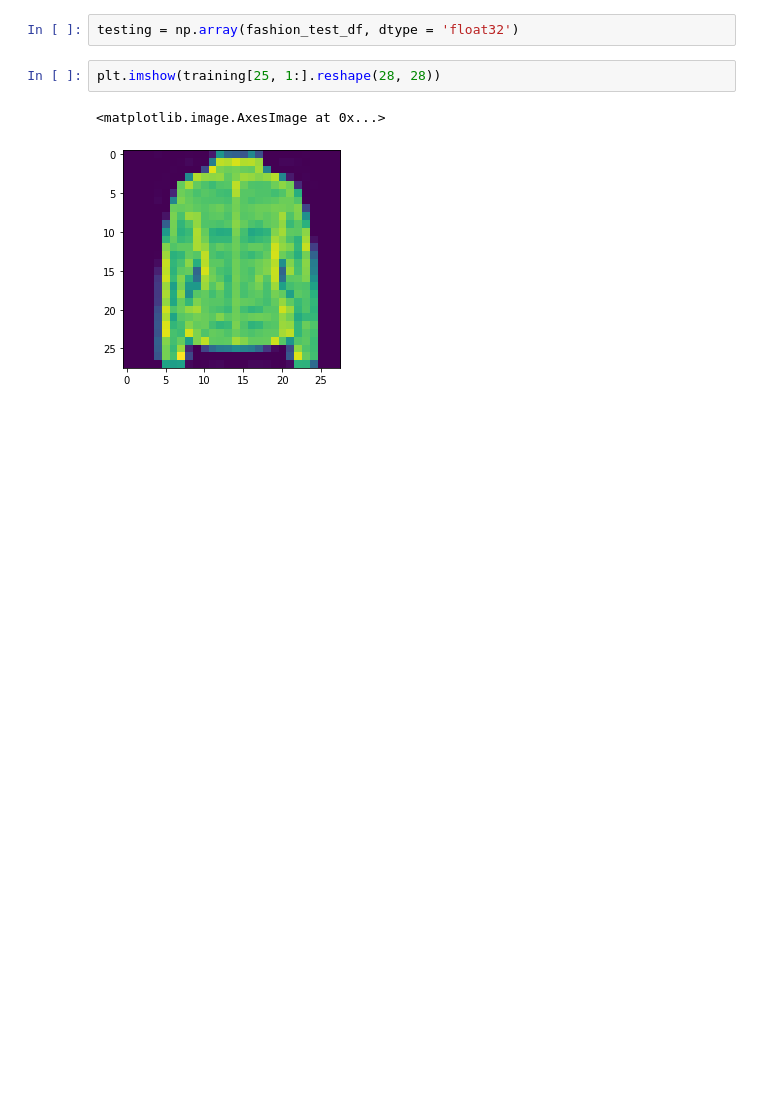
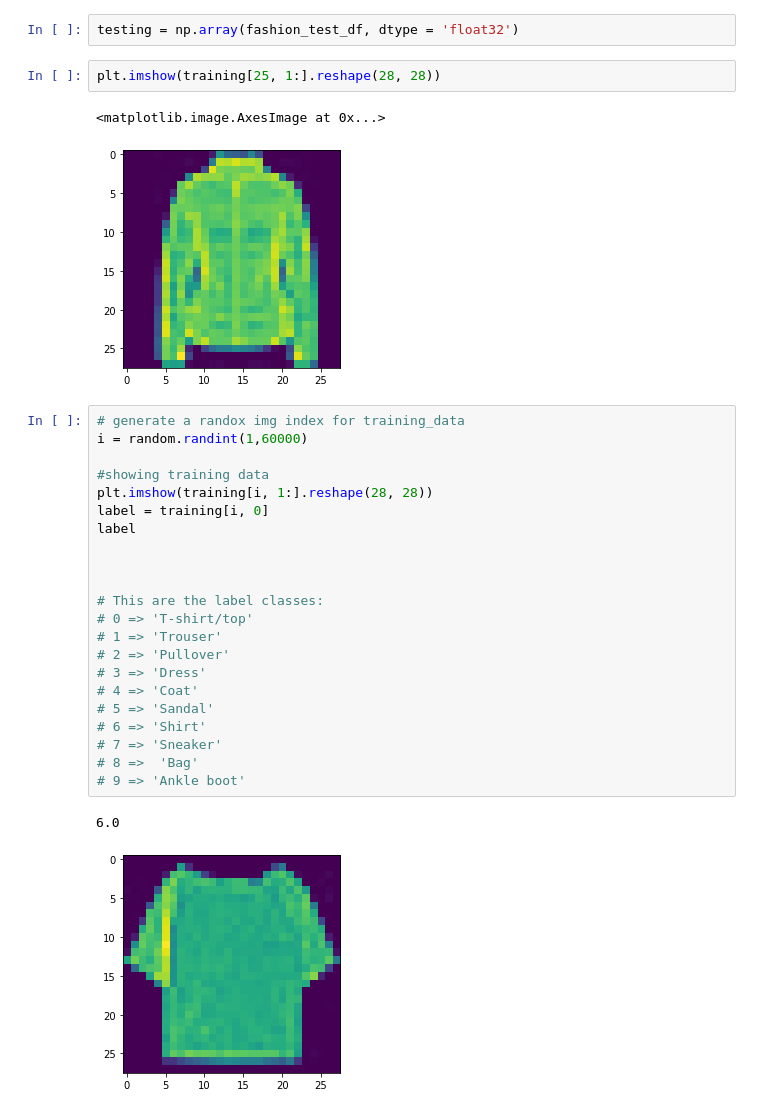
Before and after one commit to LucianPopaLVP/Breast-Cancer-Classification---SVM, a Jupyter notebook: 2. Fashion Class Classification/fashion_class_classification.ipynb, the cells around one changed output. Cells and saved outputs as stored; diff of their text form; blank space fills up the shorter version.

```diff
--- a/2. Fashion Class Classification/fashion_class_classification.ipynb
+++ b/2. Fashion Class Classification/fashion_class_classification.ipynb
@@ -80,3 +80,28 @@ plt.imshow(training[25, 1:].reshape(28, 28))
 # %% [output]
 <matplotlib.image.AxesImage at 0x...>
 [figure]
+# %%
+# generate a randox img index for training_data
+i = random.randint(1,60000)
+
+#showing training data
+plt.imshow(training[i, 1:].reshape(28, 28))
+label = training[i, 0]
+label
+
+
+
+# This are the label classes:
+# 0 => 'T-shirt/top'
+# 1 => 'Trouser'
+# 2 => 'Pullover'
+# 3 => 'Dress'
+# 4 => 'Coat'
+# 5 => 'Sandal'
+# 6 => 'Shirt'
+# 7 => 'Sneaker'
+# 8 =>  'Bag'
+# 9 => 'Ankle boot'
+# %% [output]
+6.0
+[figure, added]
```
